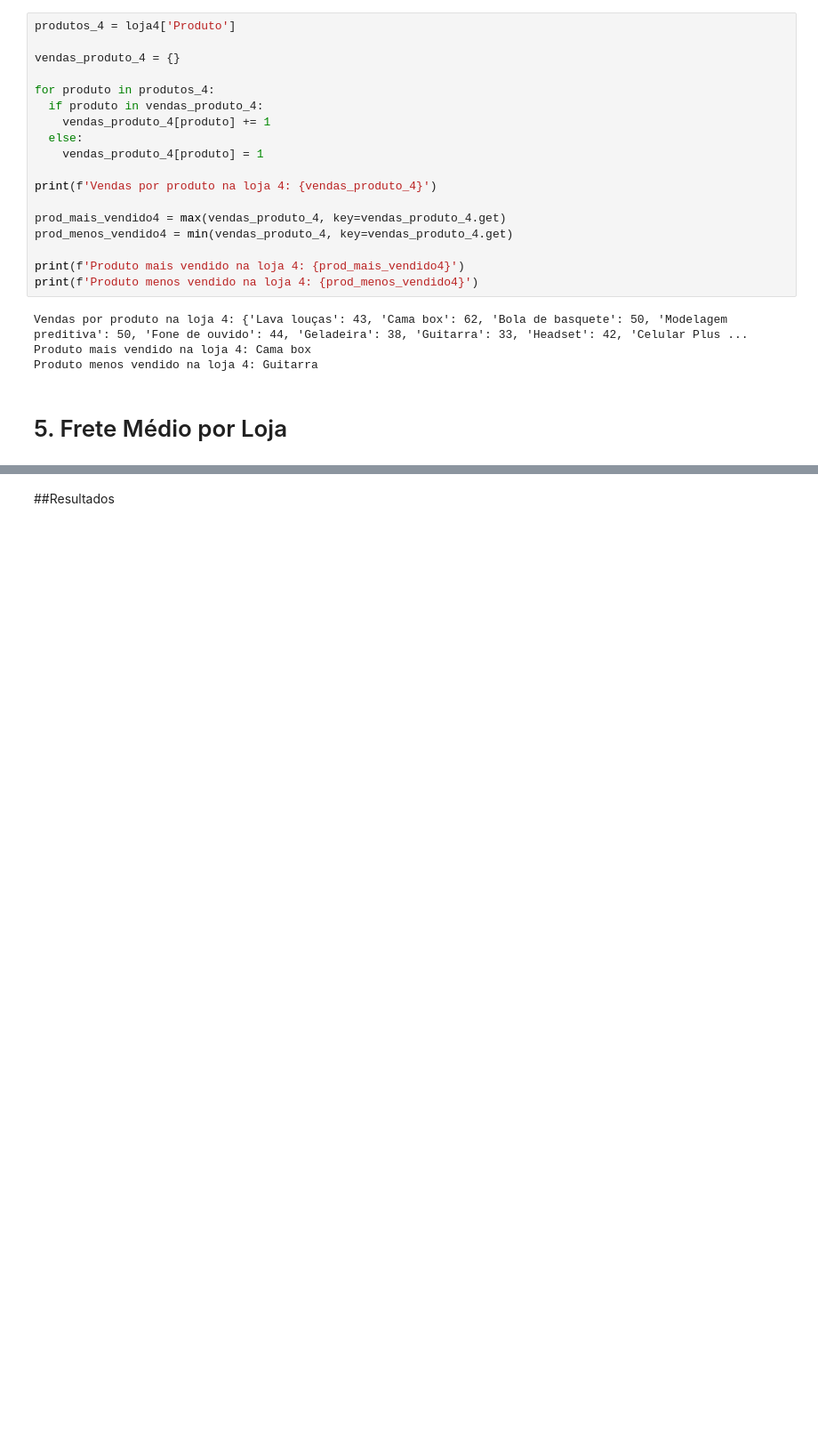
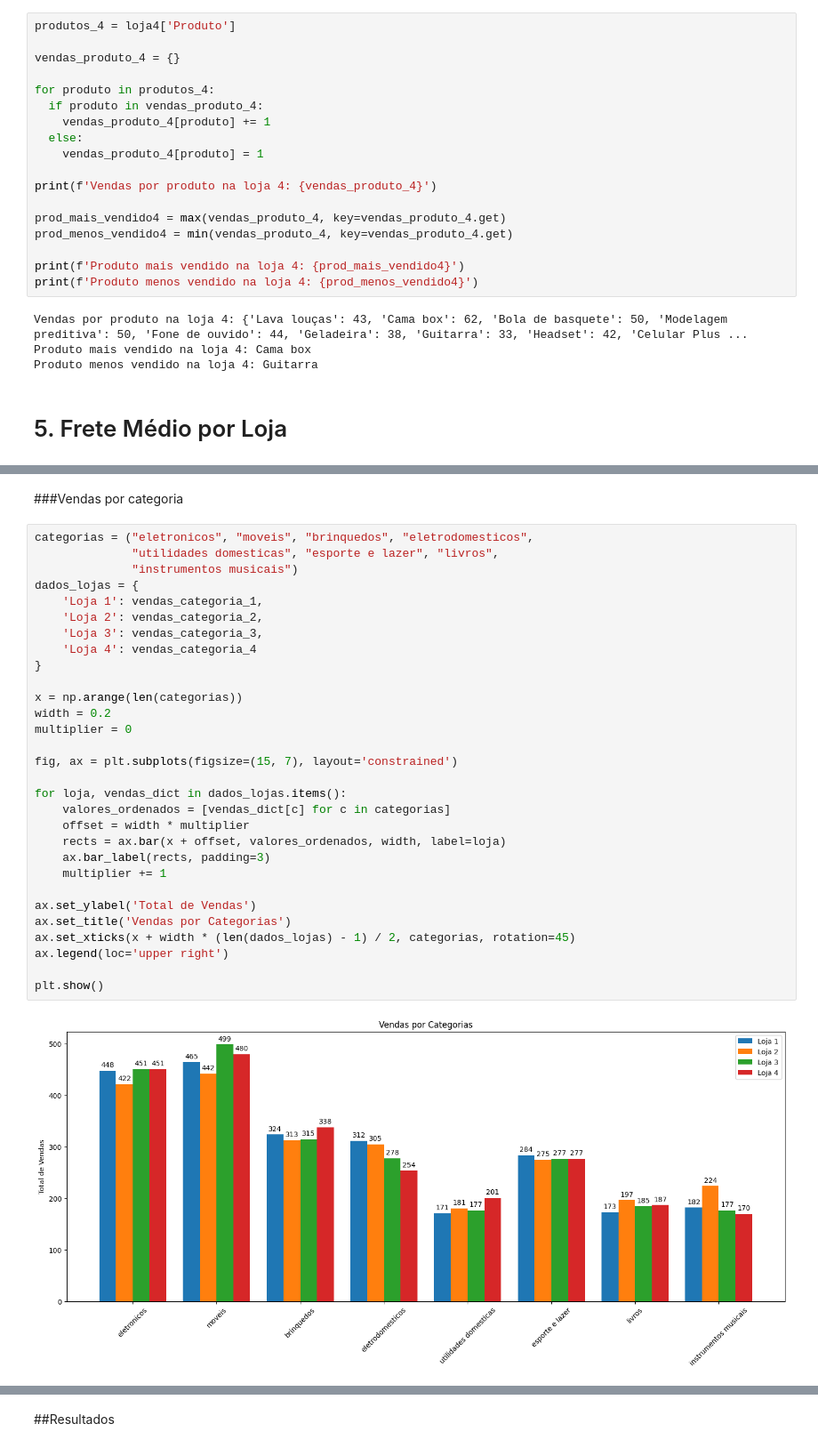
Before and after one commit to elisvw/AluraStore, a Jupyter notebook: AluraStoreBr.ipynb, the cells around one changed output, grey strips where cells are left out. Shown at 89% size. Saved outputs shown, nothing was run; the diff lists cells and outputs as text; blank space fills up the shorter version.

```diff
--- a/AluraStoreBr.ipynb
+++ b/AluraStoreBr.ipynb
@@ -273,0 +357,34 @@ print(f'Frete médio da loja 4: R${frete_medio_loja4}')
+# %% [markdown]
+###Vendas por categoria
+# %%
+categorias = ("eletronicos", "moveis", "brinquedos", "eletrodomesticos",
+              "utilidades domesticas", "esporte e lazer", "livros",
+              "instrumentos musicais")
+dados_lojas = {
+    'Loja 1': vendas_categoria_1,
+    'Loja 2': vendas_categoria_2,
+    'Loja 3': vendas_categoria_3,
+    'Loja 4': vendas_categoria_4
+}
+
+x = np.arange(len(categorias))
+width = 0.2
+multiplier = 0
+
+fig, ax = plt.subplots(figsize=(15, 7), layout='constrained')
+
+for loja, vendas_dict in dados_lojas.items():
+    valores_ordenados = [vendas_dict[c] for c in categorias]
+    offset = width * multiplier
+    rects = ax.bar(x + offset, valores_ordenados, width, label=loja)
+    ax.bar_label(rects, padding=3)
+    multiplier += 1
+
+ax.set_ylabel('Total de Vendas')
+ax.set_title('Vendas por Categorias')
+ax.set_xticks(x + width * (len(dados_lojas) - 1) / 2, categorias, rotation=45)
+ax.legend(loc='upper right')
+
+plt.show()
+# %% [output]
+[figure, added]
```
Also changed, not shown: parts of 18 cells of this notebook.
